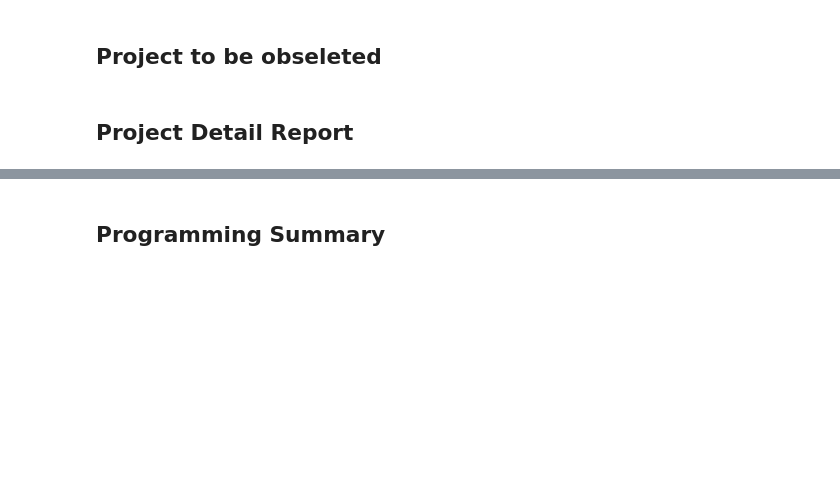
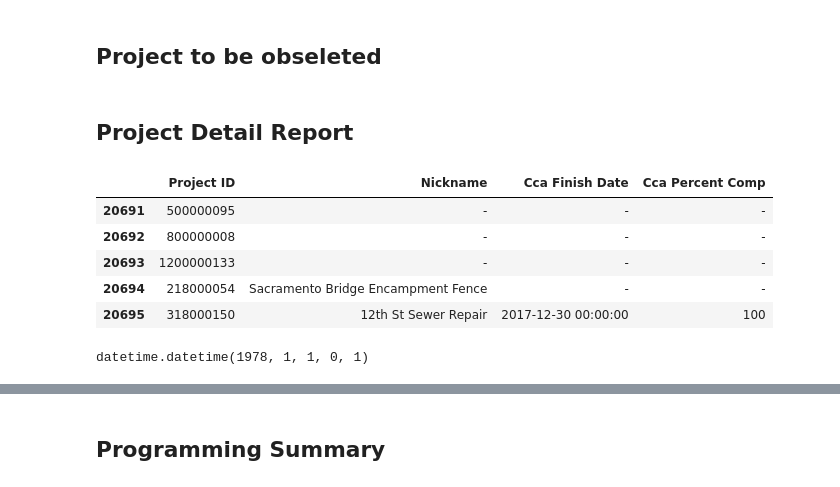
Before and after one commit to zhuzhy1214/amtool_etl, a Jupyter notebook: ProjectBook_DataCheck.ipynb, the cells around one changed output, grey strips where cells are left out. Cells and saved outputs as stored; diff of their text form; code cells hidden in the pictures; blank space fills up the shorter version.

```diff
--- a/ProjectBook_DataCheck.ipynb
+++ b/ProjectBook_DataCheck.ipynb
@@ -1116,6 +1116,15 @@ df_project_detail =pd.read_excel(r'{}\{}'.format(PROJECTBOOKCHECK_INPUT_FOLDER,
 
 # datatimestamp = dict_df['Instruction'].iloc[0,0]
 # df_project_detail['QMRS Report Date'] = datatimestamp
+# %%
+df_project_detail.tail()
+# %% [output]
+|  | Project ID | Nickname | Cca Finish Date | Cca Percent Comp |
+| 20691 | 500000095 | - | - | - |
+| 20692 | 800000008 | - | - | - |
+| 20693 | 1200000133 | - | - | - |
+| 20694 | 218000054 | Sacramento Bridge Encampment Fence | - | - |
+| 20695 | 318000150 | 12th St Sewer Repair | 2017-12-30 00:00:00 | 100 |
 # %%
 def cleanup_cca_date(dt):
     if dt == '-':
@@ -1123,3 +1132,7 @@ def cleanup_cca_date(dt):
     elif dt < datetime.strptime('01-01-1978', '%M-%d-%Y'):
         dt = datetime(dt.year+100, dt.month, dt.day, dt.hour, dt.minute, dt.second, dt.microsecond, dt.tzinfo)
     return dt.strftime("%m-%d-%Y")
+# %%
+datetime.strptime('01-01-1978', '%M-%d-%Y')
+# %% [output]
+datetime.datetime(1978, 1, 1, 0, 1)
```
Also changed, not shown: parts of 82 cells of this notebook, 4 other files.
